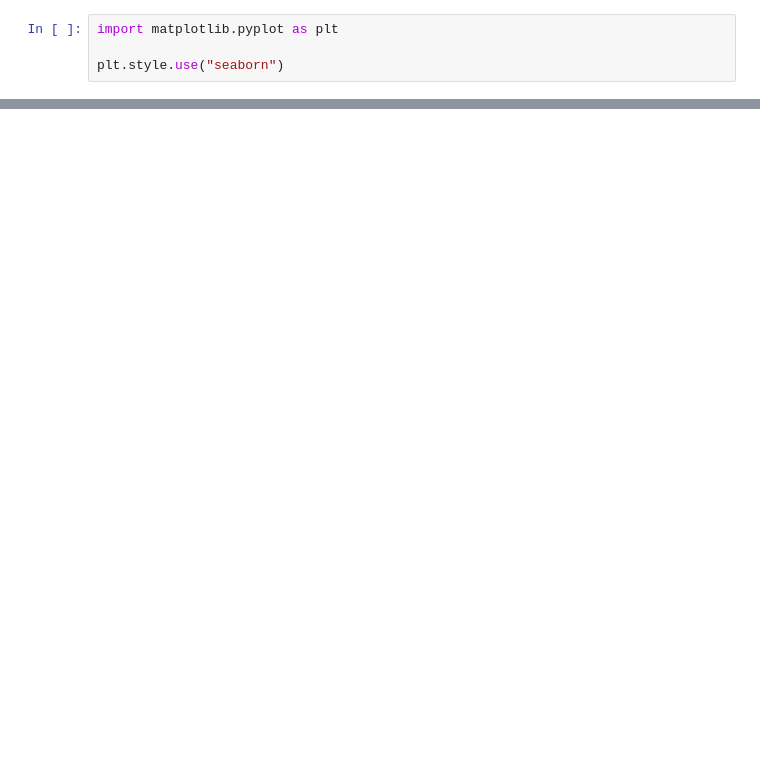
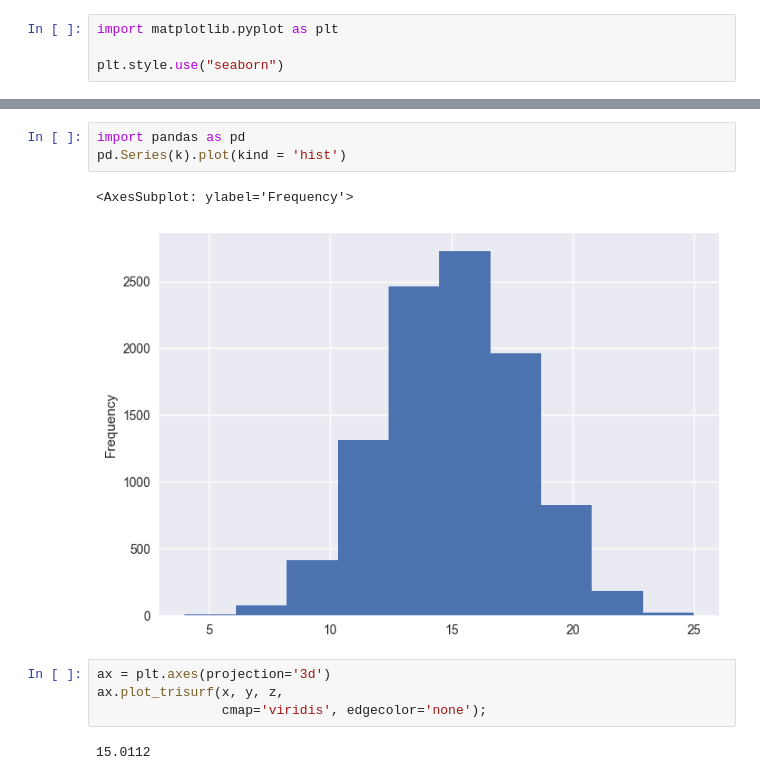
Before and after one commit to samaypanwar/MH4702-QueueingSystem, a Jupyter notebook: temp.ipynb, the cells around one changed output, grey strips where cells are left out. Saved outputs shown, nothing was run; the diff lists cells and outputs as text; blank space fills up the shorter version.

```diff
--- a/temp.ipynb
+++ b/temp.ipynb
@@ -40,0 +51,12 @@ plt.style.use("seaborn")
+# %%
+import pandas as pd
+pd.Series(k).plot(kind = 'hist')
+# %% [output]
+<AxesSubplot: ylabel='Frequency'>
+[figure, added]
+# %%
+ax = plt.axes(projection='3d')
+ax.plot_trisurf(x, y, z,
+                cmap='viridis', edgecolor='none');
+# %% [output]
+15.0112
```
Also changed, not shown: parts of 6 cells of this notebook, 2 other files.
